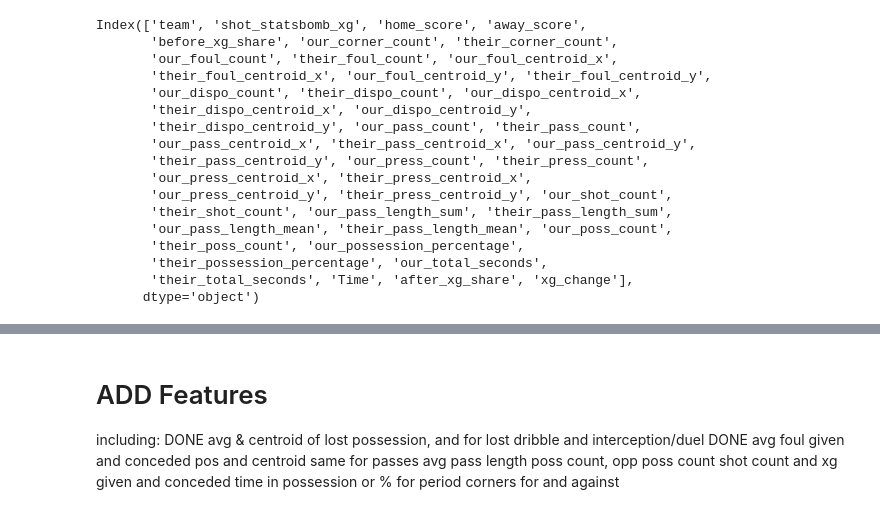
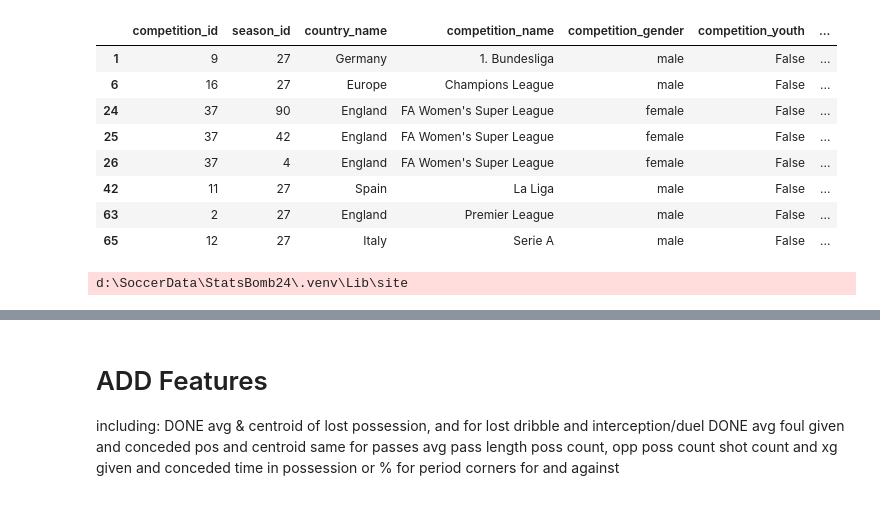
Before and after one commit to conormalone/StatsBomb24, a Jupyter notebook: Substitute_Working.ipynb, the cells around one changed output, grey strips where cells are left out. Cells and saved outputs as stored; diff of their text form; code cells hidden in the pictures.

```diff
--- a/Substitute_Working.ipynb
+++ b/Substitute_Working.ipynb
@@ -400,20 +397,0 @@ c:\Users\conor.malone_skyspec\AppData\Local\Programs\Python\Python310\lib\site-p
-# %%
-result_df.columns
-# %% [output]
-Index(['team', 'shot_statsbomb_xg', 'home_score', 'away_score',
-       'before_xg_share', 'our_corner_count', 'their_corner_count',
-       'our_foul_count', 'their_foul_count', 'our_foul_centroid_x',
-       'their_foul_centroid_x', 'our_foul_centroid_y', 'their_foul_centroid_y',
-       'our_dispo_count', 'their_dispo_count', 'our_dispo_centroid_x',
-       'their_dispo_centroid_x', 'our_dispo_centroid_y',
-       'their_dispo_centroid_y', 'our_pass_count', 'their_pass_count',
-       'our_pass_centroid_x', 'their_pass_centroid_x', 'our_pass_centroid_y',
-       'their_pass_centroid_y', 'our_press_count', 'their_press_count',
-       'our_press_centroid_x', 'their_press_centroid_x',
-       'our_press_centroid_y', 'their_press_centroid_y', 'our_shot_count',
-       'their_shot_count', 'our_pass_length_sum', 'their_pass_length_sum',
-       'our_pass_length_mean', 'their_pass_length_mean', 'our_poss_count',
-       'their_poss_count', 'our_possession_percentage',
-       'their_possession_percentage', 'our_total_seconds',
-       'their_total_seconds', 'Time', 'after_xg_share', 'xg_change'],
-      dtype='object')
@@ -422,0 +398,26 @@ all_needed.to_csv("outputv1.csv")
+# %%
+comps[comps.competition_id!=7]
+# %% [output]
+|  | competition_id | season_id | country_name | competition_name | competition_gender | competition_youth | ... |
+| 1 | 9 | 27 | Germany | 1. Bundesliga | male | False | ... |
+| 6 | 16 | 27 | Europe | Champions League | male | False | ... |
+| 24 | 37 | 90 | England | FA Women's Super League | female | False | ... |
+| 25 | 37 | 42 | England | FA Women's Super League | female | False | ... |
+| 26 | 37 | 4 | England | FA Women's Super League | female | False | ... |
+| 42 | 11 | 27 | Spain | La Liga | male | False | ... |
+| 63 | 2 | 27 | England | Premier League | male | False | ... |
+| 65 | 12 | 27 | Italy | Serie A | male | False | ... |
+# %%
+#train on all but Ligue 1
+train_ans = comps[["competition_id","season_id"]][comps.competition_id!=7].apply(substition_func, axis=1)
+#test is just ligue 1
+test_ans = comps[["competition_id","season_id"]][comps.competition_id==7].apply(substition_func, axis=1)
+#train_ans = [*map(substition_func, training_comp_list)]
+train_results = pd.concat(train_ans, ignore_index=True)
+#test_ans = [*map(substition_func, test_comp_list)]
+test_results = pd.concat(test_ans, ignore_index=True)
+#leave out goalkeeper substitutions
+train_results = train_results[(train_results.starter_pos !=1) &(train_results.sub_pos !=1)]
+test_results = test_results[(test_results.starter_pos !=1) &(test_results.sub_pos !=1)]
+# %% [output]
+d:\SoccerData\StatsBomb24\.venv\Lib\site
```
Also changed, not shown: parts of 27 cells of this notebook.
